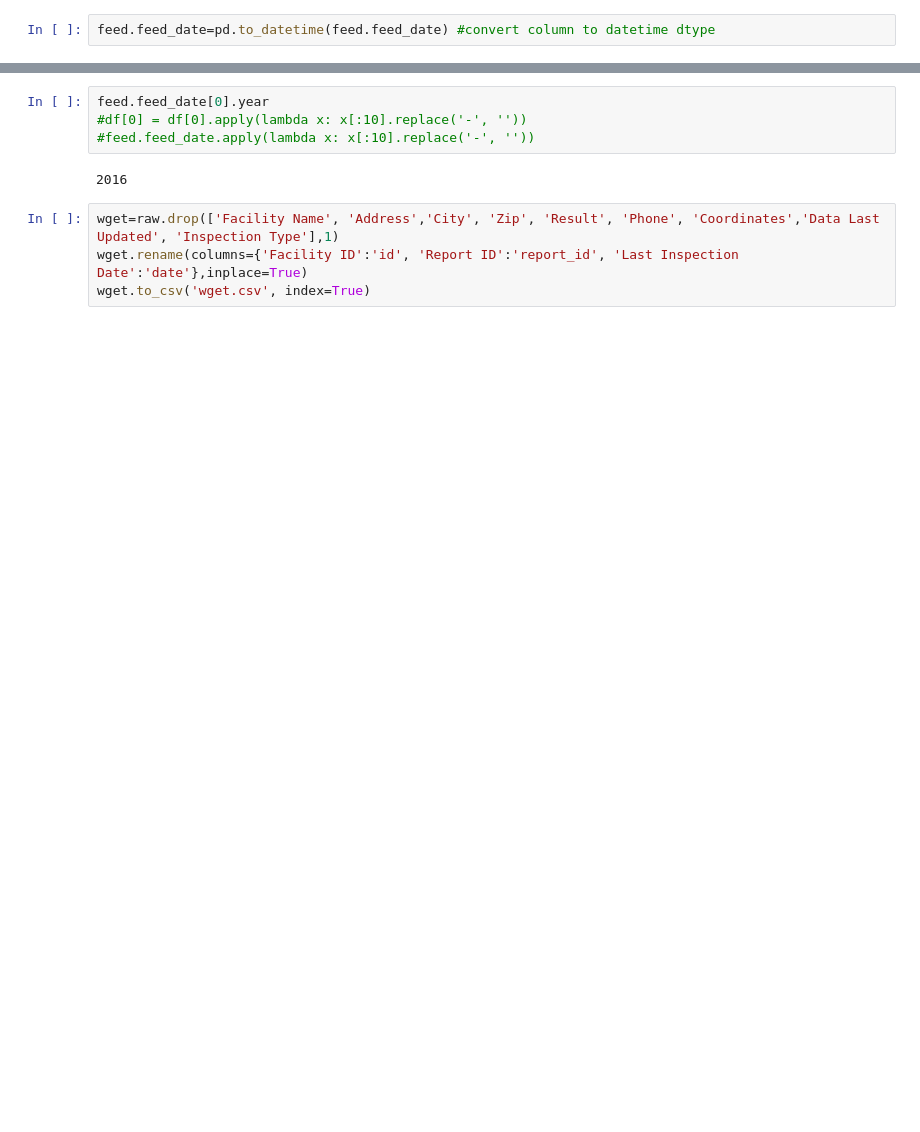
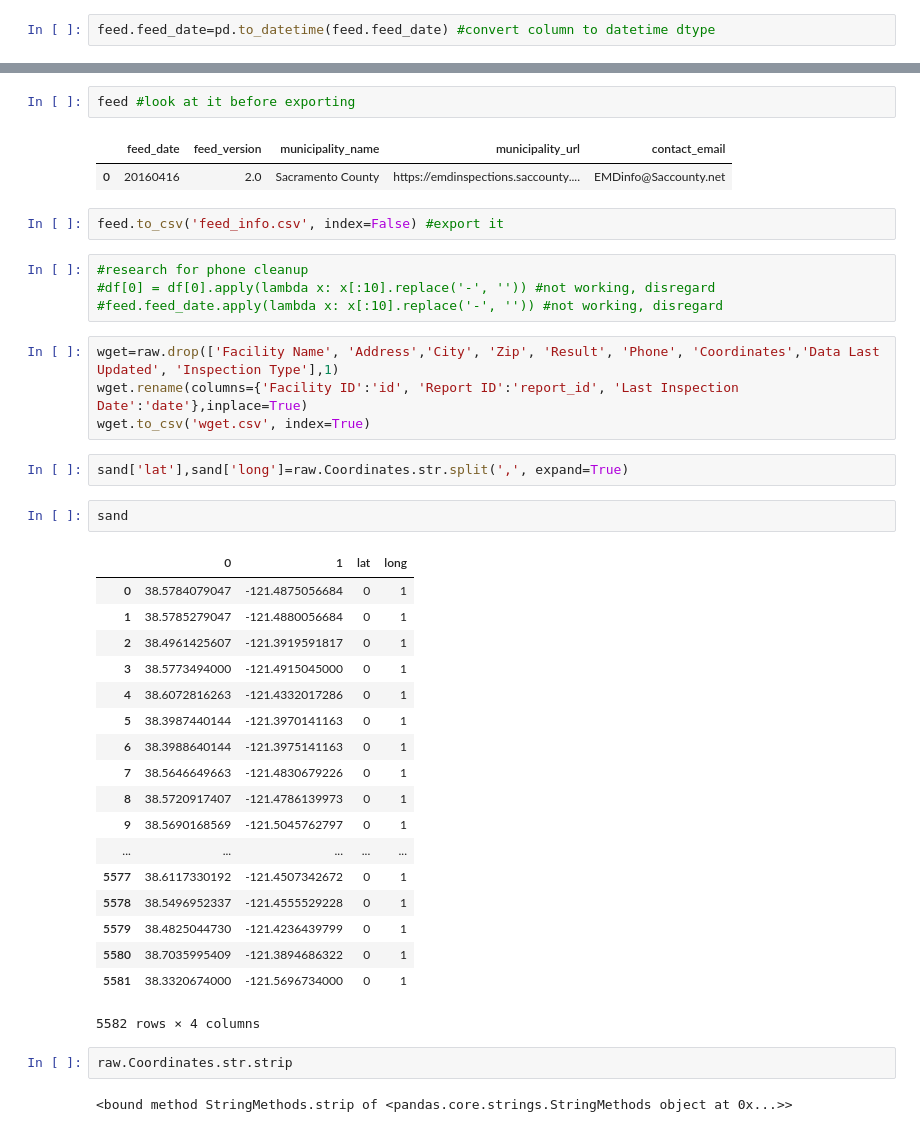
Before and after one commit to josephlei/team-dsb, a Jupyter notebook: project-sac-food/automation-dev/manip2.ipynb, the cells around one changed output, grey strips where cells are left out. Drawn from its saved outputs; the diff is of its cells as text; blank space fills up the shorter version.

```diff
--- a/project-sac-food/automation-dev/manip2.ipynb
+++ b/project-sac-food/automation-dev/manip2.ipynb
@@ -183,10 +203,42 @@ feed
+# %%
+feed #look at it before exporting
+# %% [output]
+|  | feed_date | feed_version | municipality_name | municipality_url | contact_email |
+| 0 | 20160416 | 2.0 | Sacramento County | https://emdinspections.saccounty.... | EMDinfo@Saccounty.net |
+# %%
+feed.to_csv('feed_info.csv', index=False) #export it
 # %%
-feed.feed_date[0].year
-#df[0] = df[0].apply(lambda x: x[:10].replace('-', ''))
-#feed.feed_date.apply(lambda x: x[:10].replace('-', ''))
+#research for phone cleanup
+#df[0] = df[0].apply(lambda x: x[:10].replace('-', '')) #not working, disregard
+#feed.feed_date.apply(lambda x: x[:10].replace('-', '')) #not working, disregard
-# %% [output]
-2016
 # %%
 wget=raw.drop(['Facility Name', 'Address','City', 'Zip', 'Result', 'Phone', 'Coordinates','Data Last Updated', 'Inspection Type'],1)
 wget.rename(columns={'Facility ID':'id', 'Report ID':'report_id', 'Last Inspection Date':'date'},inplace=True)
 wget.to_csv('wget.csv', index=True)
+# %%
+sand['lat'],sand['long']=raw.Coordinates.str.split(',', expand=True)
+# %%
+sand
+# %% [output]
+|  | 0 | 1 | lat | long |
+| 0 | 38.5784079047 | -121.4875056684 | 0 | 1 |
+| 1 | 38.5785279047 | -121.4880056684 | 0 | 1 |
+| 2 | 38.4961425607 | -121.3919591817 | 0 | 1 |
+| 3 | 38.5773494000 | -121.4915045000 | 0 | 1 |
+| 4 | 38.6072816263 | -121.4332017286 | 0 | 1 |
+| 5 | 38.3987440144 | -121.3970141163 | 0 | 1 |
+| 6 | 38.3988640144 | -121.3975141163 | 0 | 1 |
+| 7 | 38.5646649663 | -121.4830679226 | 0 | 1 |
+| 8 | 38.5720917407 | -121.4786139973 | 0 | 1 |
+| 9 | 38.5690168569 | -121.5045762797 | 0 | 1 |
+| ... | ... | ... | ... | ... |
+| 5577 | 38.6117330192 | -121.4507342672 | 0 | 1 |
+| 5578 | 38.5496952337 | -121.4555529228 | 0 | 1 |
+| 5579 | 38.4825044730 | -121.4236439799 | 0 | 1 |
+| 5580 | 38.7035995409 | -121.3894686322 | 0 | 1 |
+| 5581 | 38.3320674000 | -121.5696734000 | 0 | 1 |
+5582 rows × 4 columns
+# %%
+raw.Coordinates.str.strip
+# %% [output]
+<bound method StringMethods.strip of <pandas.core.strings.StringMethods object at 0x...>>
```
Also changed, not shown: parts of 34 cells of this notebook, 6 other files.
